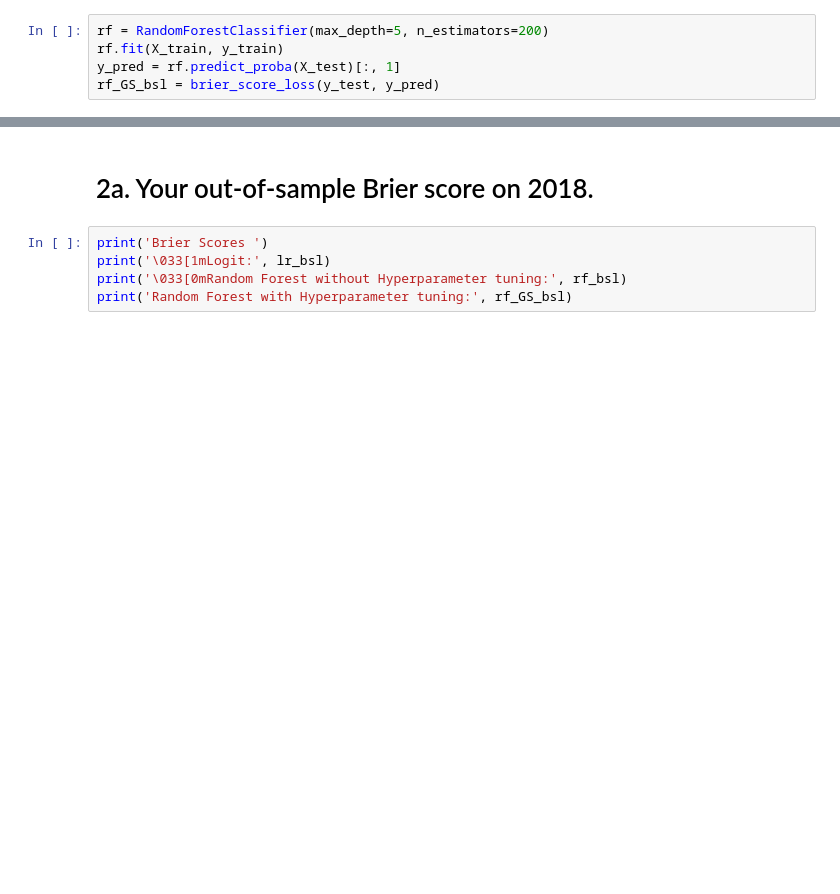
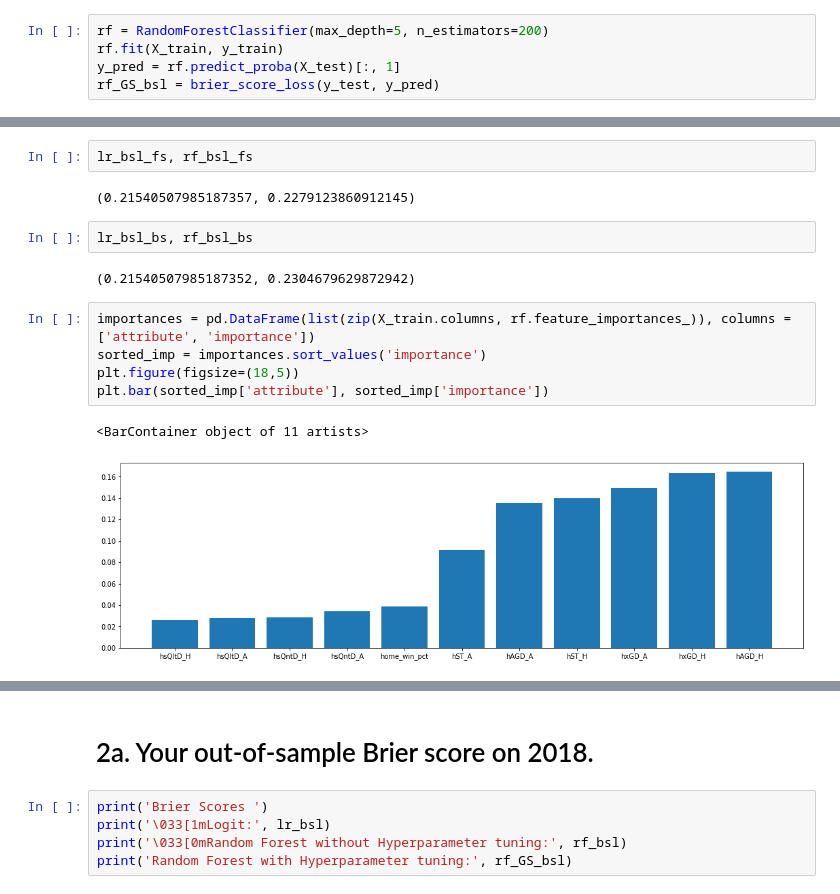
Before and after one commit to abhidendukuri/Sports_Modeling, a Jupyter notebook: HW2_2.ipynb, the cells around one changed output, grey strips where cells are left out. Saved outputs shown, nothing was run; the diff lists cells and outputs as text; blank space fills up the shorter version.

```diff
--- a/HW2_2.ipynb
+++ b/HW2_2.ipynb
@@ -270,0 +289,16 @@ rf_GS_bsl = brier_score_loss(y_test, y_pred)
+# %%
+lr_bsl_fs, rf_bsl_fs
+# %% [output]
+(0.21540507985187357, 0.2279123860912145)
+# %%
+lr_bsl_bs, rf_bsl_bs
+# %% [output]
+(0.21540507985187352, 0.2304679629872942)
+# %%
+importances = pd.DataFrame(list(zip(X_train.columns, rf.feature_importances_)), columns = ['attribute', 'importance'])
+sorted_imp = importances.sort_values('importance')
+plt.figure(figsize=(18,5))
+plt.bar(sorted_imp['attribute'], sorted_imp['importance'])
+# %% [output]
+<BarContainer object of 11 artists>
+[figure, added]
```
Also changed, not shown: parts of 10 cells of this notebook.
